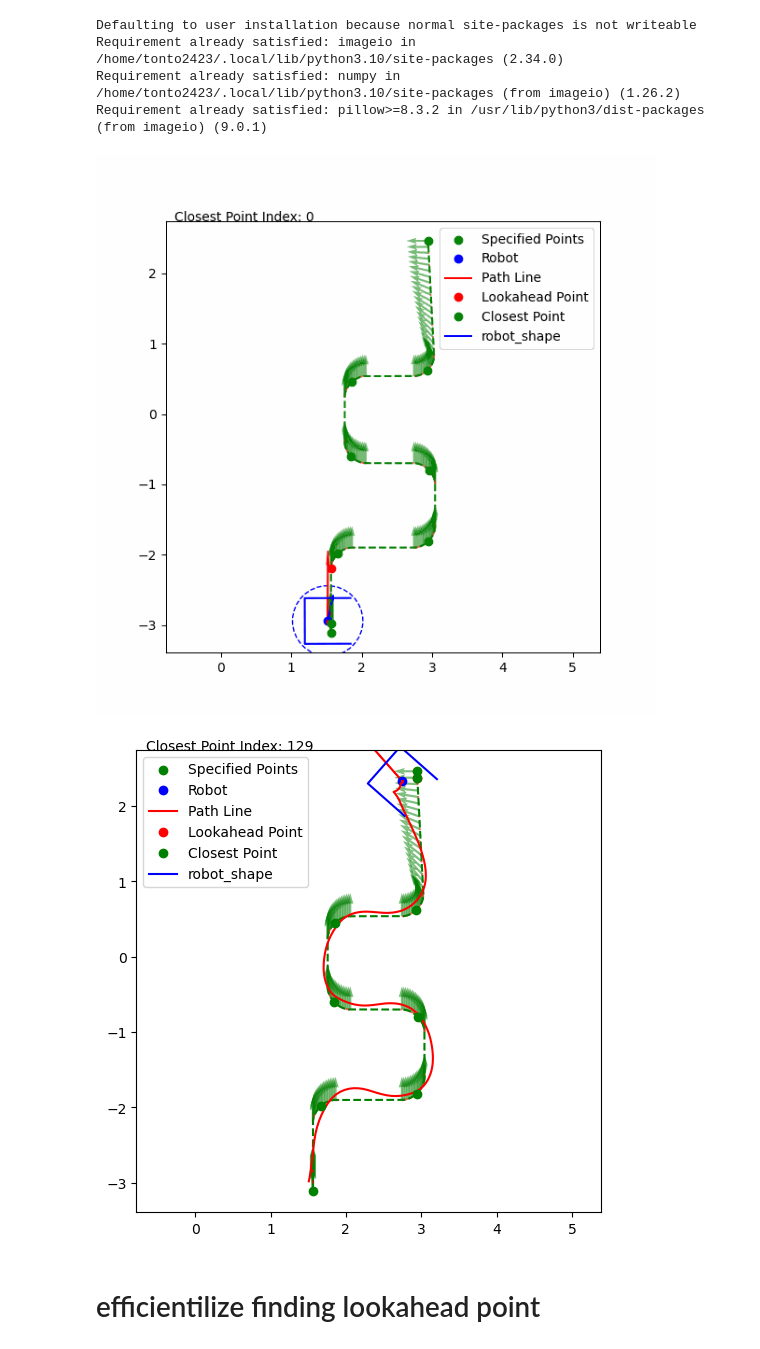
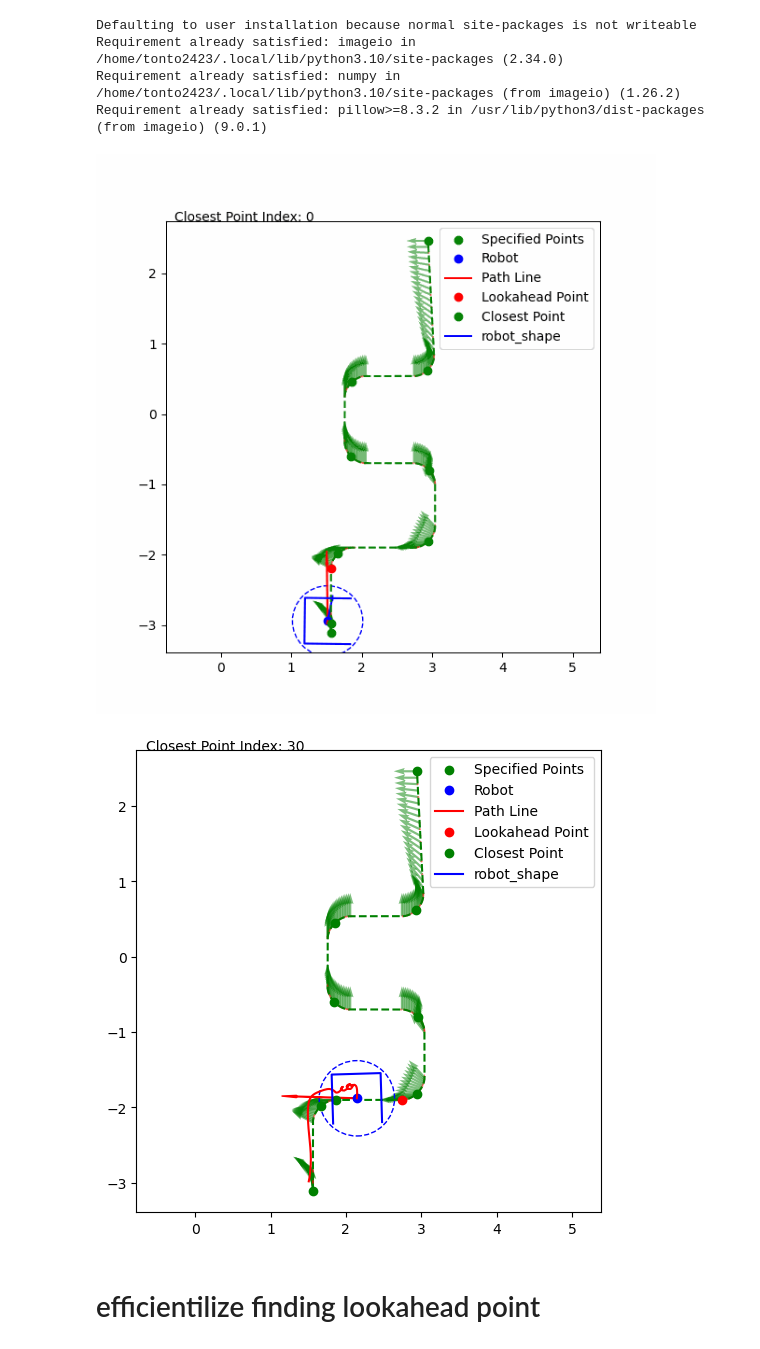
Before and after one commit to NeyagawaRobocons/chassis_haru_robo2024, a Jupyter notebook: pure_pursuit/pure_pursuit/pure_pursuit_test.ipynb, the cells around one changed output. Cells and saved outputs as stored; diff of their text form; code cells hidden in the pictures.

```diff
--- a/pure_pursuit/pure_pursuit/pure_pursuit_test.ipynb
+++ b/pure_pursuit/pure_pursuit/pure_pursuit_test.ipynb
@@ -650,8 +650,8 @@ def animate(i):
     target_velocity_vector = target_vel_omega[:2]
     target_omega = target_vel_omega[2]
     # target_velocity_vector = np.dot(rotation_matrix(theta), target_velocity_vector)
-    target_velocity_vector[0] = target_vel_omega[0] * np.cos(theta) + target_vel_omega[1] * np.sin(theta)
-    target_velocity_vector[1] = -target_vel_omega[0] * np.sin(theta) + target_vel_omega[1] * np.cos(theta)
+    target_velocity_vector[0] = target_vel_omega[0] * np.cos(theta) - target_vel_omega[1] * np.sin(theta)
+    target_velocity_vector[1] = target_vel_omega[0] * np.sin(theta) + target_vel_omega[1] * np.cos(theta)
     # ロボットの位置を更新
     robot_position, robot_velocity_vector, theta = update_position(robot_position, robot_velocity_vector, current_omega, target_velocity_vector, target_omega, dt, tau, theta)
     pose_vector = [-np.sin(theta), np.cos(theta)]
@@ -665,35 +665,35 @@ def animate(i):
         lookahead_circle.radius = current_LA_dist
     # ロボットの軌跡に現在位置を追加
     robot_path_x.append(robot_position[0])
     robot_path_y.append(robot_position[1])
     path_line.set_data(robot_path_x, robot_path_y) # ロボットの軌跡をプロット
     # arrow settings
     if current_arrow is not None:
         current_arrow.remove()  # 前の矢印を削除
     current_arrow = patches.Arrow(robot_position[0], robot_position[1], pose_vector[0], pose_vector[1], width=0.05, color='red') # 新しい矢印を描画
     ax.add_patch(current_arrow)
     if current_vel_arrow is not None:
         current_vel_arrow.remove()  # 前の矢印を削除
     current_vel_arrow = patches.Arrow(robot_position[0], robot_position[1], robot_velocity_vector[0], robot_velocity_vector[1], width=0.05, color='blue') # 新しい矢印を描画
     ax.add_patch(current_vel_arrow)
     _, robot_vertices = calculate_rotated_vertices(robot_position, size=0.65, angle=theta) # ロボットの四角形の頂点を計算
     robot_square.set_data([robot_vertices[:, 0]], [robot_vertices[:, 1]]) # ロボットの四角形を描画
     robot_plot.set_data([robot_position[0]], [robot_position[1]]) # ロボットの位置をプロット
     return robot_plot, path_line, lookahead_circle, lookahead_point_plot, closest_point_plot, robot_square, text_display
 
 # アニメーションの実行
 ani = FuncAnimation(fig, animate, frames=num_steps, interval=dt*1000, blit=False)
 
 # GIFとして保存
 gif_path = 'omniwheel_robot_simulation.gif'
 ani.save(gif_path, writer='pillow', fps=30)
 
 # Colab環境でGIFを表示する場合は以下を実行
 from IPython.display import Image
 Image(open(gif_path, 'rb').read())
 # %% [output]
-[figure, old version]
+[figure, new version]
-[figure, old version]
+[figure, new version]
 # %% [markdown]
 # efficientilize finding lookahead point
 # %%
```
Also changed, not shown: parts of 1 cell of this notebook, 5 other files.
